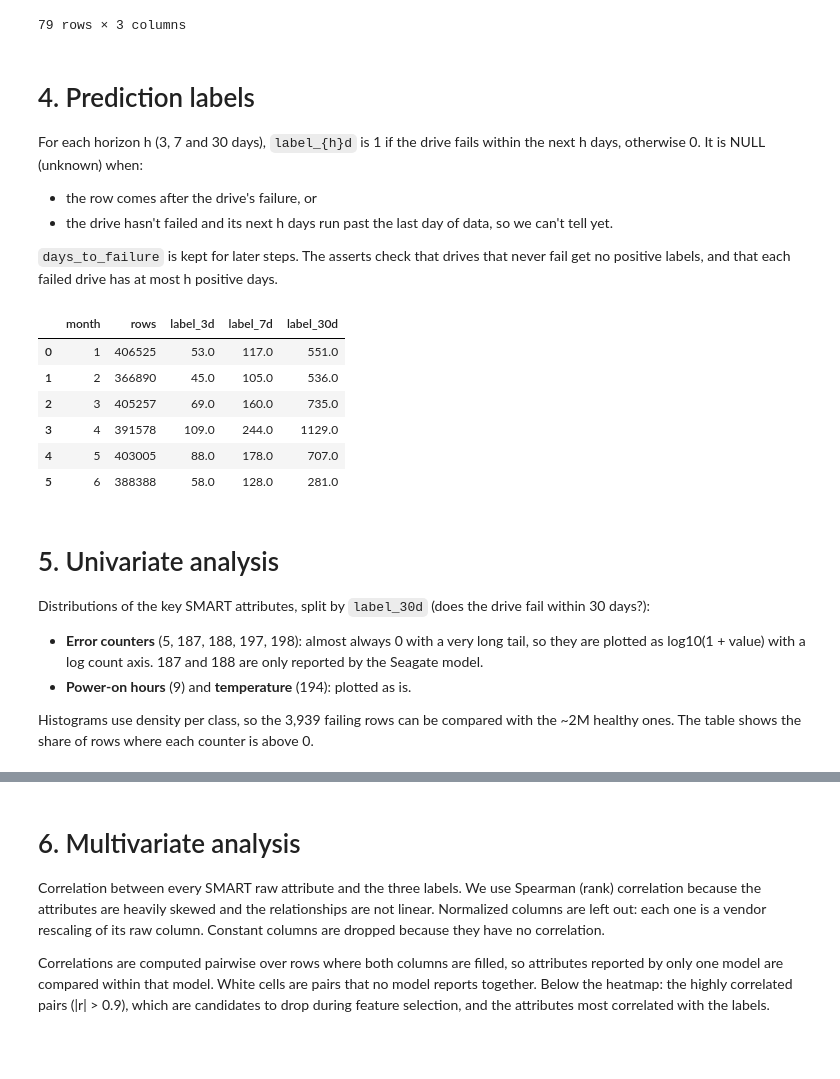
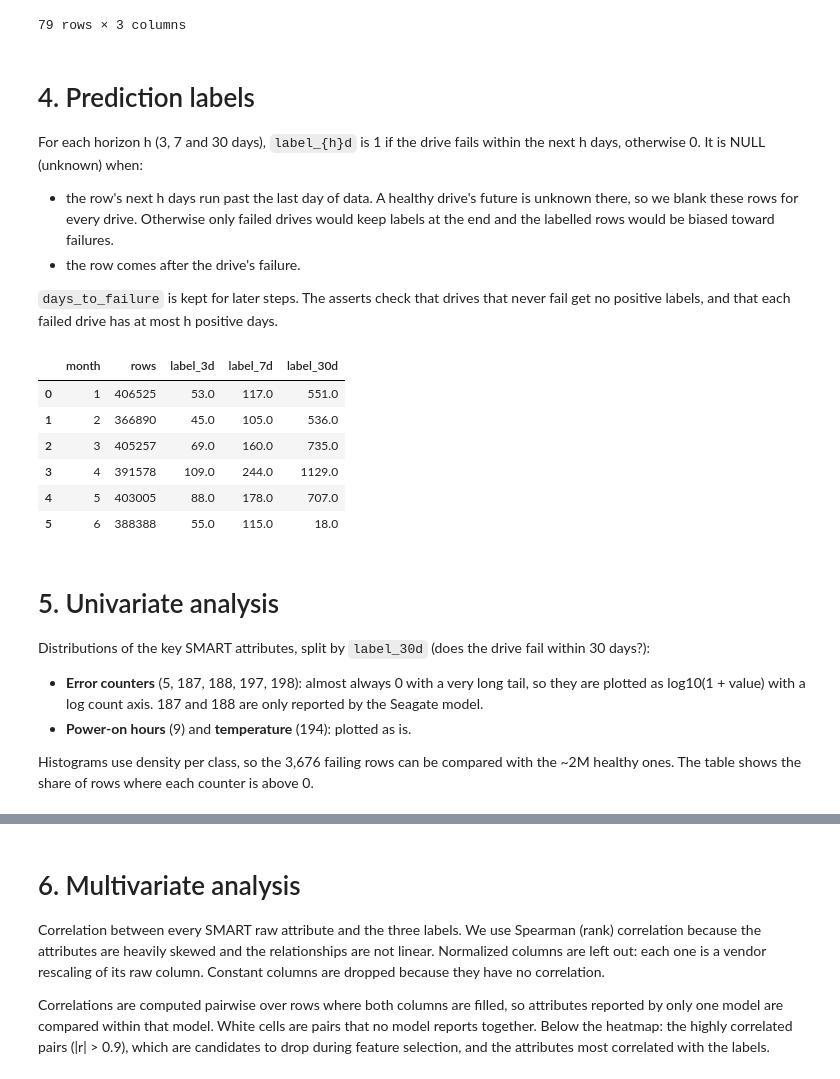
Before and after one commit to matteobombelli/cmpt455-2026-fall-project, a Jupyter notebook: notebooks/EDA_Preprocessing.ipynb, the cells around one changed output, grey strips where cells are left out. Cells and saved outputs as stored; diff of their text form; code cells hidden in the pictures; blank space fills up the shorter version.

Commit message:
Fix label bias at the end of the data: blank labels in the last h days for every drive

```diff
--- a/notebooks/EDA_Preprocessing.ipynb
+++ b/notebooks/EDA_Preprocessing.ipynb
@@ -182,17 +182,16 @@ pct.T[(pct.T > 0).any(axis=1)]
 # %% [markdown]
 # 4. Prediction labels
 For each horizon h (3, 7 and 30 days), `label_{h}d` is 1 if the drive fails within the next h days, otherwise 0. It is NULL (unknown) when:
-- the row comes after the drive's failure, or
-- the drive hasn't failed and its next h days run past the last day of data, so we can't tell yet.
+- the row's next h days run past the last day of data. A healthy drive's future is unknown there, so we blank these rows for every drive. Otherwise only failed drives would keep labels at the end and the labelled rows would be biased toward failures.
+- the row comes after the drive's failure.
 
 `days_to_failure` is kept for later steps. The asserts check that drives that never fail get no positive labels, and that each failed drive has at most h positive days.
 # %%
 HORIZONS = [3, 7, 30]
 
-labels_sql = ",\n               ".join(f"""CASE WHEN days_to_failure < 0 THEN NULL
+labels_sql = ",\n               ".join(f"""CASE WHEN date > last_day - {h - 1} THEN NULL
+                   WHEN days_to_failure < 0 THEN NULL
                    WHEN days_to_failure < {h} THEN 1
-                   WHEN days_to_failure IS NOT NULL THEN 0
-                   WHEN date > last_day - {h - 1} THEN NULL
                    ELSE 0 END AS label_{h}d""" for h in HORIZONS)
 
 con.sql(f"""
@@ -204,41 +203,41 @@ con.sql(f"""
                    date_diff('day', date, MIN(CASE WHEN failure = 1 THEN date END)
                                           OVER (PARTITION BY serial_number)) AS days_to_failure,
                    MAX(date) OVER () AS last_day
             FROM '../data/sample.parquet'
         )
         ORDER BY serial_number, date
     ) TO '../data/labeled.parquet' (FORMAT PARQUET)
 """)
 
 per_drive = con.sql("""
     SELECT MAX(failure) AS failed, SUM(COLUMNS('^label_'))
     FROM '../data/labeled.parquet'
     GROUP BY serial_number
 """).df().fillna(0)
 assert (per_drive.loc[per_drive.failed == 0, ["label_3d", "label_7d", "label_30d"]] == 0).all(axis=None)
 assert all((per_drive[f"label_{h}d"] <= h).all() for h in HORIZONS)
 
 con.sql("""
     SELECT month(date) AS month, COUNT(*) AS rows, SUM(COLUMNS('^label_'))
     FROM '../data/labeled.parquet'
     GROUP BY month
     ORDER BY month
 """).df()
 # %% [output]
 |  | month | rows | label_3d | label_7d | label_30d |
 | 0 | 1 | 406525 | 53.0 | 117.0 | 551.0 |
 | 1 | 2 | 366890 | 45.0 | 105.0 | 536.0 |
 | 2 | 3 | 405257 | 69.0 | 160.0 | 735.0 |
 | 3 | 4 | 391578 | 109.0 | 244.0 | 1129.0 |
 | 4 | 5 | 403005 | 88.0 | 178.0 | 707.0 |
-| 5 | 6 | 388388 | 58.0 | 128.0 | 281.0 |
+| 5 | 6 | 388388 | 55.0 | 115.0 | 18.0 |
 # %% [markdown]
 # 5. Univariate analysis
 Distributions of the key SMART attributes, split by `label_30d` (does the drive fail within 30 days?):
 - **Error counters** (5, 187, 188, 197, 198): almost always 0 with a very long tail, so they are plotted as log10(1 + value) with a log count axis. 187 and 188 are only reported by the Seagate model.
 - **Power-on hours** (9) and **temperature** (194): plotted as is.
 
-Histograms use density per class, so the 3,939 failing rows can be compared with the ~2M healthy ones. The table shows the share of rows where each counter is above 0.
+Histograms use density per class, so the 3,676 failing rows can be compared with the ~2M healthy ones. The table shows the share of rows where each counter is above 0.
 # %%
 COUNTERS = ["smart_5_raw", "smart_187_raw", "smart_188_raw", "smart_197_raw", "smart_198_raw"]
 KEY = COUNTERS + ["smart_9_raw", "smart_194_raw"]
```
Also changed, not shown: parts of 8 cells of this notebook.
